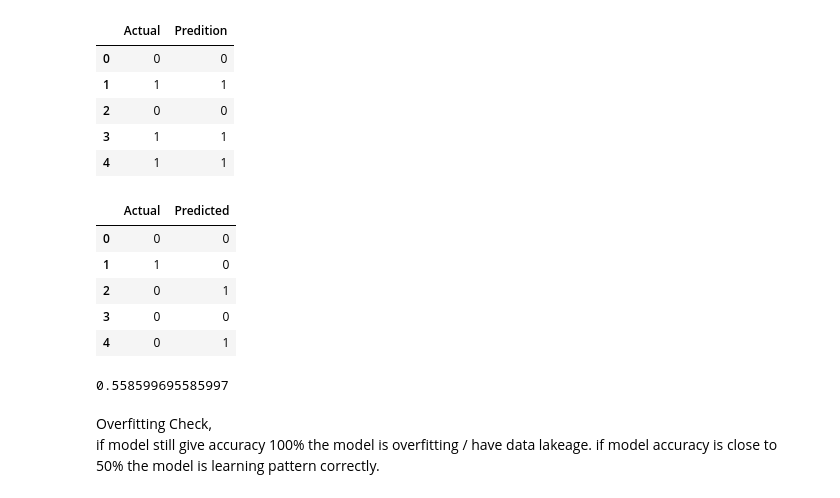
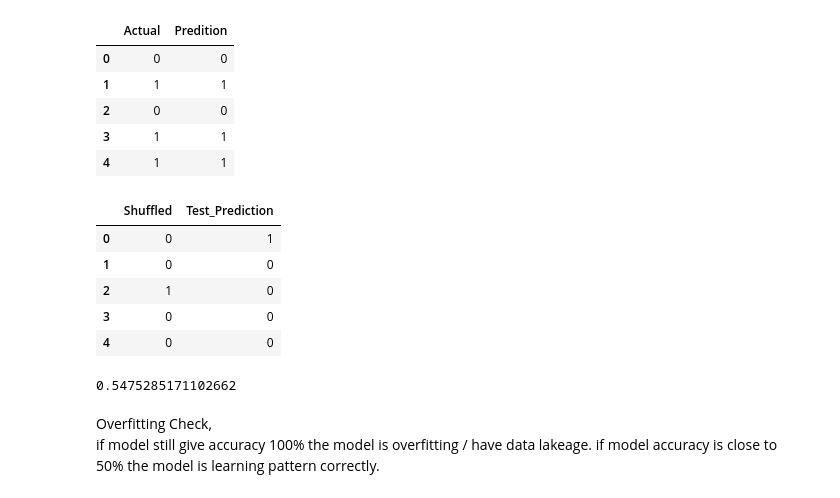
Before and after one commit to williamuntung/Ensemble_Methods_Machine_Learning, a Jupyter notebook: Voting_Averaging/Voting_Methods.ipynb, the cells around one changed output. Drawn from its saved outputs; the diff is of its cells as text; code cells hidden in the pictures.

```diff
--- a/Voting_Averaging/Voting_Methods.ipynb
+++ b/Voting_Averaging/Voting_Methods.ipynb
@@ -118,4 +120,5 @@ dtype: int64
 x = df.drop(['Class'], axis=1)
 y = df['Class']
 
-x_train, x_test, y_train, y_test = train_test_split(x, y, test_size = 0.2, random_state = 123)
+x_train, x_temp, y_train, y_temp = train_test_split(x, y, test_size = 0.4, random_state = 42)
+x_val, x_test, y_val, y_test = train_test_split(x_temp, y_temp, test_size = 0.4, stratify = y_temp, random_state = 12)
@@ -210,2 +213,3 @@ VotingClassifier(estimators=[('model1',
 # %%
-y_pred = ensemble_model.predict(x_test)
+y_test_pred = ensemble_model.predict(x_test)
+print(classification_report(y_test, y_test_pred))
@@ -272,18 +270,18 @@ check.head(5)
 # %%
 y_test_shuffled = y_test.sample(frac=1).values
 # %%
-compare = pd.DataFrame({'Actual': y_test_shuffled, 'Predicted': y_pred})
+compare = pd.DataFrame({'Shuffled': y_test_shuffled, 'Test_Prediction': y_test_pred})
 compare.head(5)
 # %% [output]
-|  | Actual | Predicted |
-| 0 | 0 | 0 |
-| 1 | 1 | 0 |
-| 2 | 0 | 1 |
+|  | Shuffled | Test_Prediction |
+| 0 | 0 | 1 |
+| 1 | 0 | 0 |
+| 2 | 1 | 0 |
 | 3 | 0 | 0 |
-| 4 | 0 | 1 |
+| 4 | 0 | 0 |
 # %%
-accuracy_score(y_test_shuffled, y_pred)
+accuracy_score(y_test_shuffled, y_test_pred)
 # %% [output]
-0.558599695585997
+0.5475285171102662
 # %% [markdown]
 Overfitting Check,<br>if model still give accuracy 100% the model is overfitting / have data lakeage. if model accuracy is close to 50% the model is learning pattern correctly.
```
Also changed, not shown: parts of 10 cells of this notebook.
